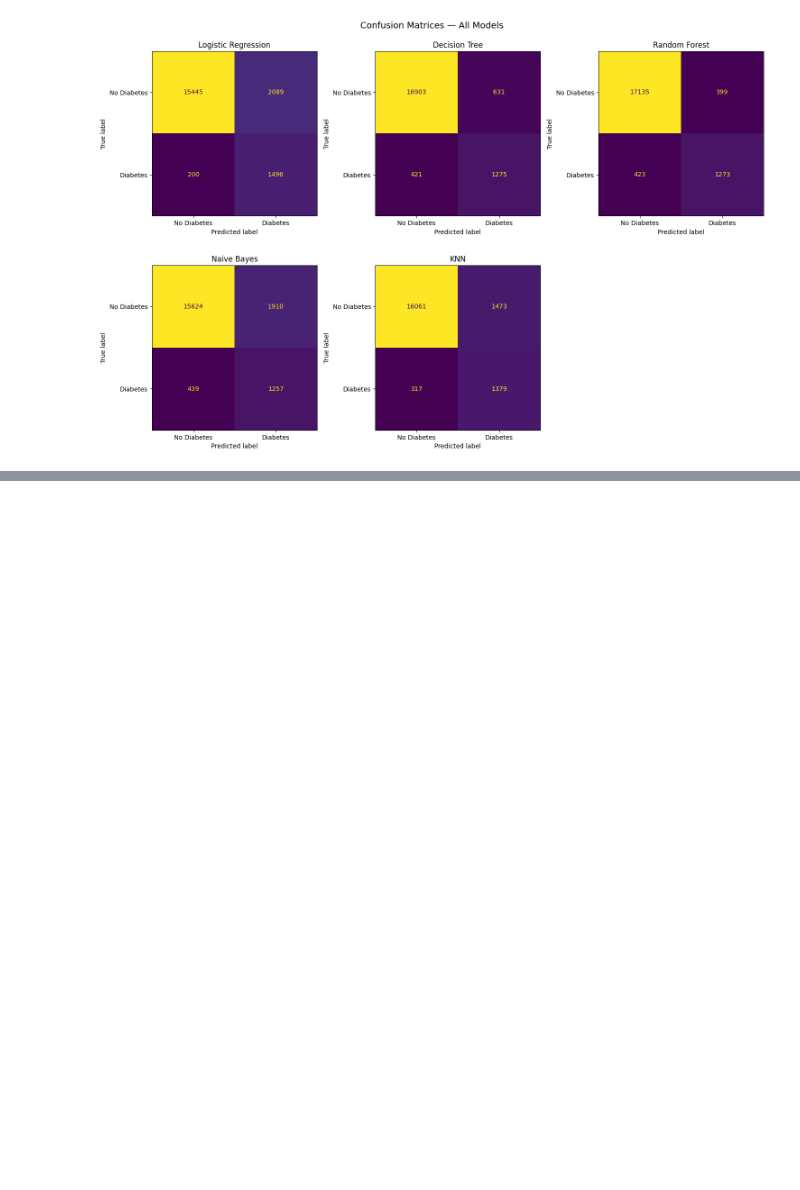
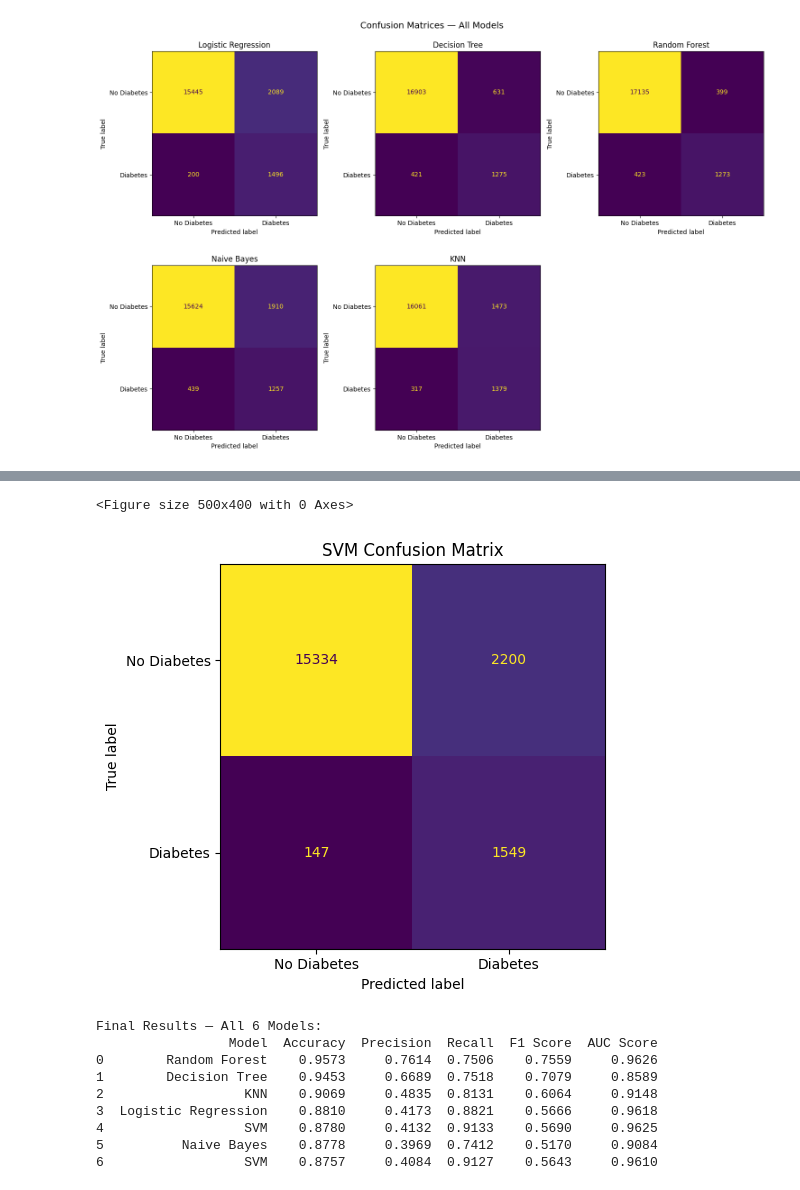
Before and after one commit to SamyakkSingh/Diabetes_ML_Project, a Jupyter notebook: notebooks/03_Classifications.ipynb, the cells around one changed output, grey strips where cells are left out. Drawn from its saved outputs; the diff is of its cells as text; code cells hidden in the pictures; blank space fills up the shorter version.

```diff
--- a/notebooks/03_Classifications.ipynb
+++ b/notebooks/03_Classifications.ipynb
@@ -264,0 +267,61 @@ plt.show()
+# %%
+# SVM
+
+from sklearn.svm import SVC
+from sklearn.metrics import (accuracy_score, precision_score,
+                             recall_score, f1_score, roc_auc_score,
+                             confusion_matrix, ConfusionMatrixDisplay)
+
+from sklearn.model_selection import train_test_split as tts
+
+X_svm, _, y_svm, _ = tts(
+    X_train_sm, y_train_sm,
+    train_size= 50000,
+    random_state=42,
+    stratify=y_train_sm
+)
+
+print("SVM Training data size:", X_svm.shape)
+print("SVM Training starting...")
+
+svm_model = SVC(probability=True,random_state=42)
+svm_model.fit(X_svm, y_svm)
+
+# Evaluate
+y_pred_svm = svm_model.predict(X_test)
+y_prob_svm = svm_model.predict_proba(X_test)[:, 1]
+
+print("\nSVM done")
+print(f"Accuracy : {round(accuracy_score(y_test, y_pred_svm), 4)}")
+print(f"Precision: {round(precision_score(y_test, y_pred_svm), 4)}")
+print(f"Recall   : {round(recall_score(y_test, y_pred_svm), 4)}")
+print(f"F1 Score : {round(f1_score(y_test, y_pred_svm), 4)}")
+print(f"AUC Score: {round(roc_auc_score(y_test, y_prob_svm), 4)}")
+
+# Confusion Matrix
+plt.figure(figsize=(5, 4))
+cm = confusion_matrix(y_test, y_pred_svm)
+disp = ConfusionMatrixDisplay(cm, display_labels=['No Diabetes', 'Diabetes'])
+disp.plot(colorbar=False)
+plt.title('SVM Confusion Matrix')
+plt.tight_layout()
+plt.show()
+
+# Results mein add karo
+svm_result = {
+    'Model'    : 'SVM',
+    'Accuracy' : round(accuracy_score(y_test, y_pred_svm), 4),
+    'Precision': round(precision_score(y_test, y_pred_svm), 4),
+    'Recall'   : round(recall_score(y_test, y_pred_svm), 4),
+    'F1 Score' : round(f1_score(y_test, y_pred_svm), 4),
+    'AUC Score': round(roc_auc_score(y_test, y_prob_svm), 4)
+}
+
+results_df = pd.concat([
+    results_df,
+    pd.DataFrame([svm_result])
+], ignore_index=True).sort_values('Accuracy', ascending=False).reset_index(drop=True)
+
+print("\nFinal Results — All 6 Models:")
+print(results_df)
+# %% [output]
@@ -264,0 +337,11 @@ plt.show()
+<Figure size 500x400 with 0 Axes>
+[figure, added]
+Final Results — All 6 Models:
+                 Model  Accuracy  Precision  Recall  F1 Score  AUC Score
+0        Random Forest    0.9573     0.7614  0.7506    0.7559     0.9626
+1        Decision Tree    0.9453     0.6689  0.7518    0.7079     0.8589
+2                  KNN    0.9069     0.4835  0.8131    0.6064     0.9148
+3  Logistic Regression    0.8810     0.4173  0.8821    0.5666     0.9618
+4                  SVM    0.8780     0.4132  0.9133    0.5690     0.9625
+5          Naive Bayes    0.8778     0.3969  0.7412    0.5170     0.9084
+6                  SVM    0.8757     0.4084  0.9127    0.5643     0.9610
```
Also changed, not shown: parts of 5 cells of this notebook, 4 other files.
